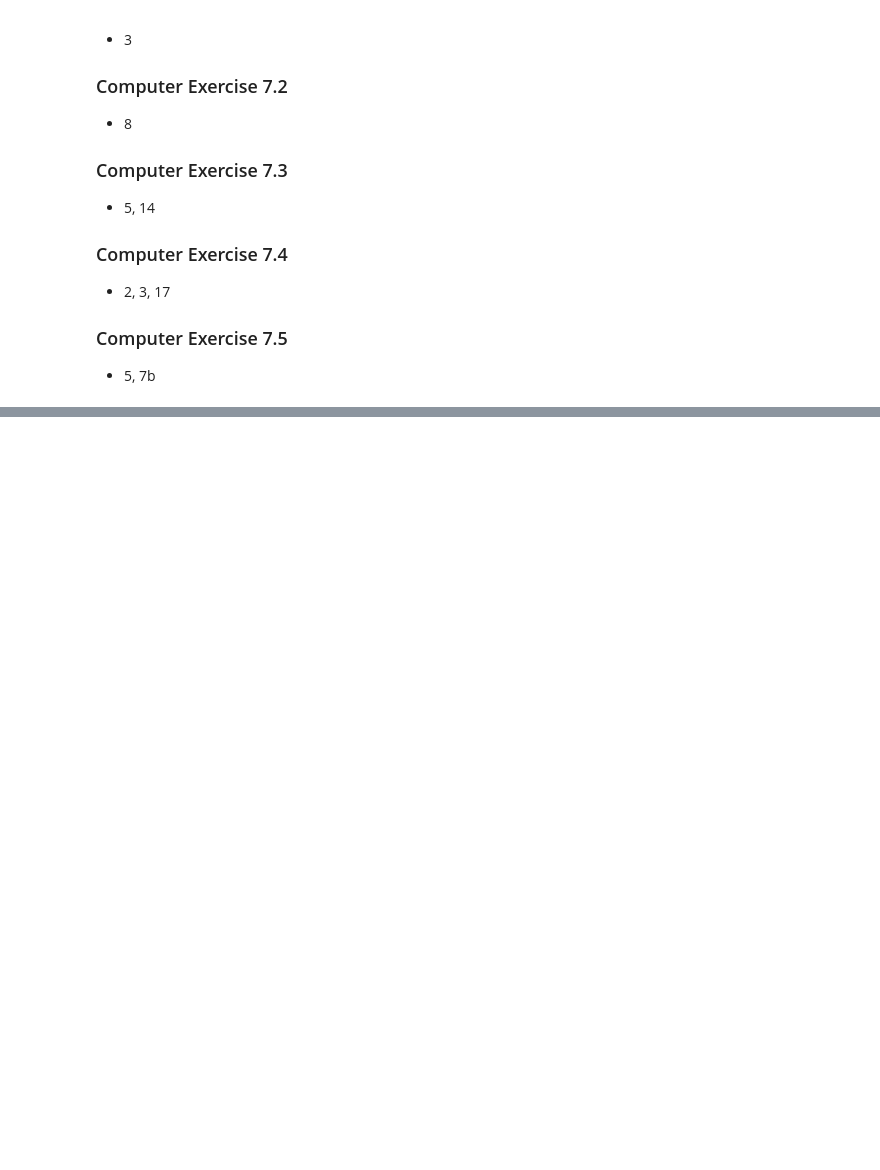
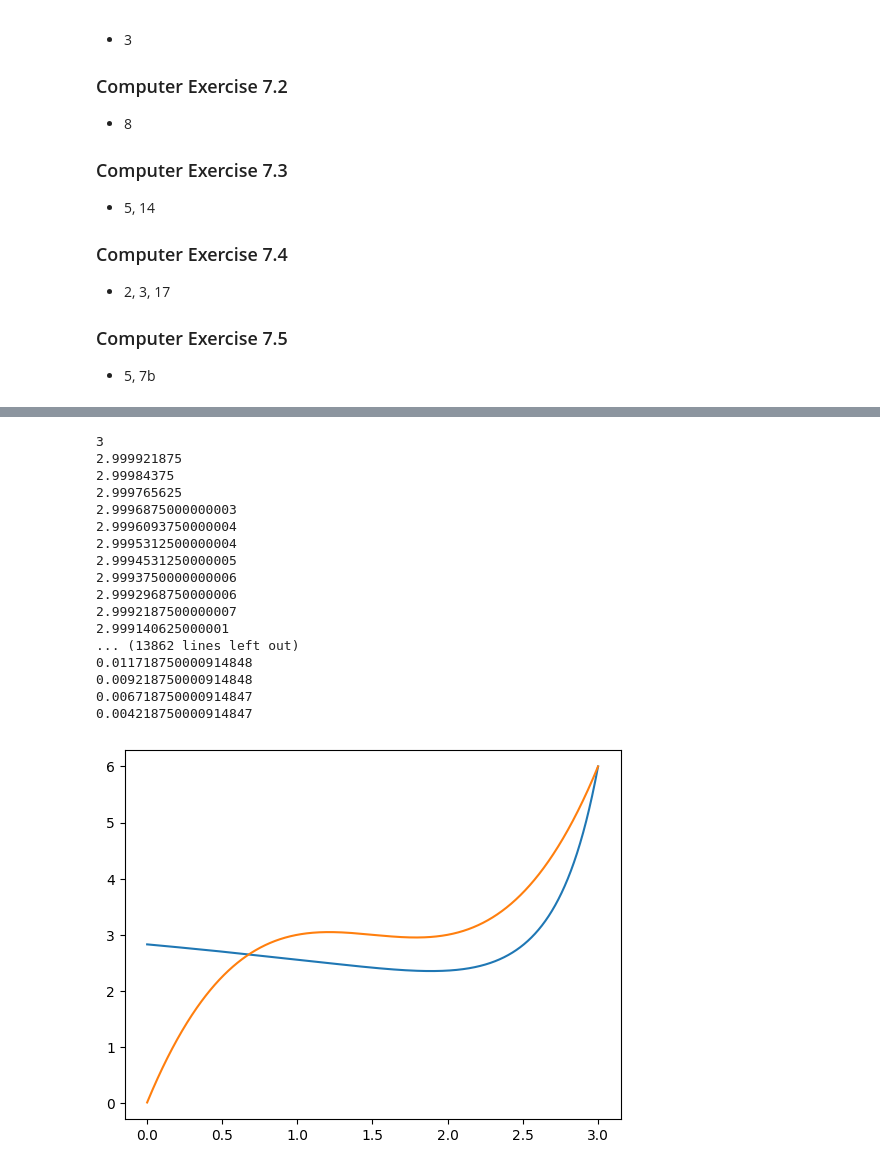
Before and after one commit to hamasoon/NumericalComputing2025Spring, a Jupyter notebook: HW6/NA_HW6_배문성_2019-14355.ipynb, the cells around one changed output, grey strips where cells are left out. Drawn from its saved outputs; the diff is of its cells as text; code cells hidden in the pictures; blank space fills up the shorter version.

```diff
--- a/HW6/NA_HW6_배문성_2019-14355.ipynb
+++ b/HW6/NA_HW6_배문성_2019-14355.ipynb
@@ -117,2 +116,70 @@ plt.show()
+# %%
+# 7.3 - 5
+def runge_kutta_fehlberg_adaptive(f, y0, x0, x1, h0, e_max, e_min, h_max, h_min):
+    h = h0
+    ret = [(x0, y0)]
+    x = x0
+    y = y0
+
+    while np.abs(x1 - x) > np.abs(h):
+        if (h > 0 and x + h > x1) or (h < 0 and x + h < x1):
+            h = x1 - x
+
+        if np.abs(h) > np.abs(h_max):
+            h = np.sign(h) * np.abs(h_max)
+        elif np.abs(h) < np.abs(h_min):
+            h = np.sign(h) * np.abs(h_min)
+
+        k1 = h * f(x, y)
+        k2 = h * f(x + h / 4, y + k1 / 4)
+        k3 = h * f(x + 3 * h / 8, y + 3 * k1 / 32 + 9 * k2 / 32)
+        k4 = h * f(x + 12 * h / 13, y + 1932 * k1 / 2197 - 7200 * k2 / 2197 + 7296 * k3 / 2197)
+        k5 = h * f(x + h, y + 439 * k1 / 216 - 8 * k2 + 3680 * k3 / 513 - 845 * k4 / 4104)
+        k6 = h * f(x + h / 2, y - 8 * k1 / 27 + 2 * k2 - 3544 * k3 / 2565 + 1859 * k4 / 4104 - 11 * k5 / 40)
+
+        y4 = y + 25 * k1 / 216 + 1408 * k3 / 2565 + 2197 * k4 / 4104 - k5 / 5
+        y5 = y + 16 * k1 / 135 + 6656 * k3 / 12825 + 28561 * k4 / 56430 - 9 * k5 / 50 - 2 * k6 / 55
+
+        error = np.abs(y5 - y4)
+
+        if error > e_max:
+            h *= 0.5
+            continue
+        else:
+            print(x)
+            x += h
+            y = y5
+            ret.append((x, y))
+            if error < e_min:
+                h *= 2
+
+    return ret
+
+exact_solution = lambda x: x**3 - 9 * x**2 / 2 + 13 / 2 * x
+f = lambda x, y: 3 * x / y + 9 * y / 2 - 13
+
+sol = runge_kutta_fehlberg_adaptive(f, 6, 3, 0, -0.01, e_max=0.0001, e_min=0.000001, h_max=0.1, h_min=1e-9)
+plt.plot([pt[0] for pt in sol], [pt[1] for pt in sol], label='Runge-Kutta-Fehlberg Adaptive')
+plt.plot([pt[0] for pt in sol], [exact_solution(pt[0]) for pt in sol], label='Exact Solution')
+plt.show()
+# %% [output]
+3
+2.999921875
+2.99984375
+2.999765625
+2.9996875000000003
+2.9996093750000004
+2.9995312500000004
+2.9994531250000005
+2.9993750000000006
+2.9992968750000006
+2.9992187500000007
+2.999140625000001
+... (13862 lines left out)
+0.011718750000914848
+0.009218750000914848
+0.006718750000914847
+0.004218750000914847
+[figure, added]
 # %%
 # 7.3 - 14
```
Also changed, not shown: parts of 5 cells of this notebook.
